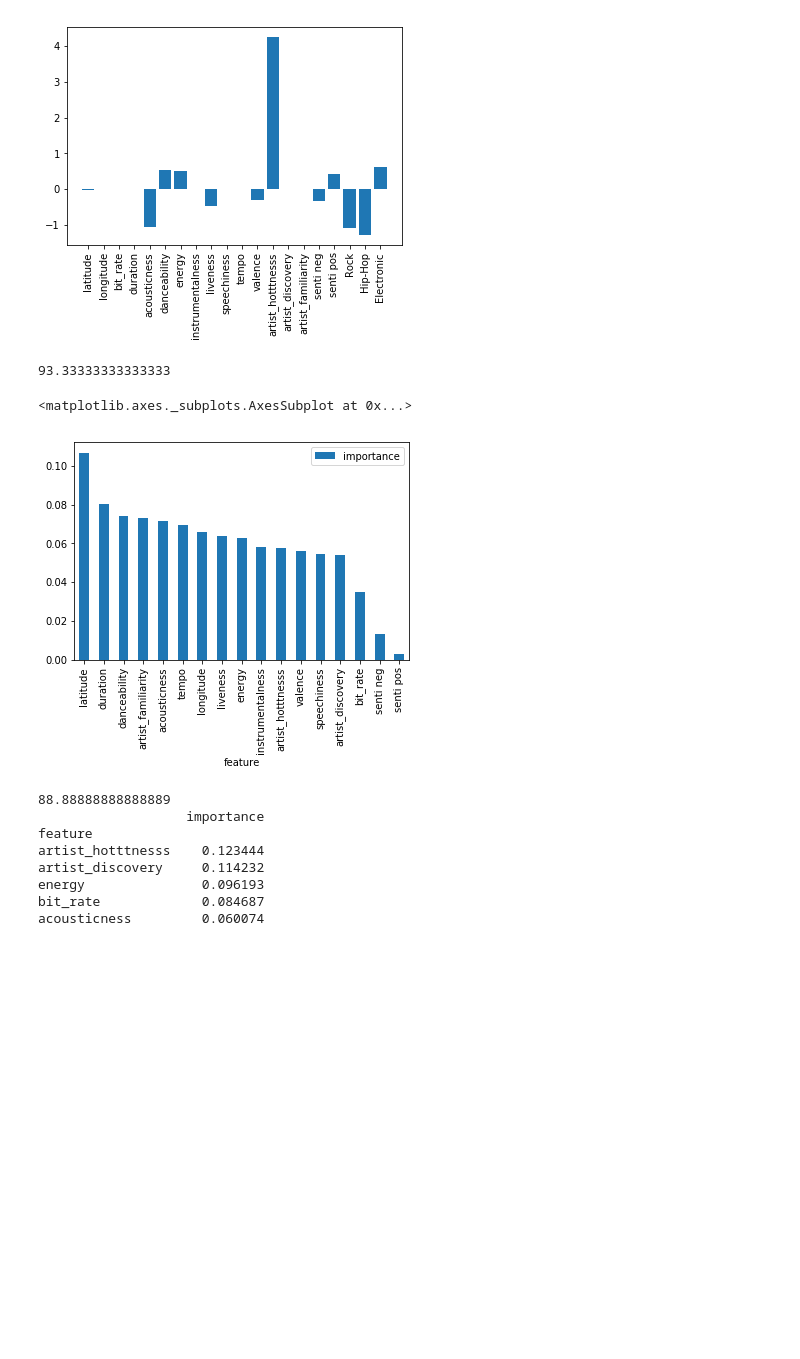
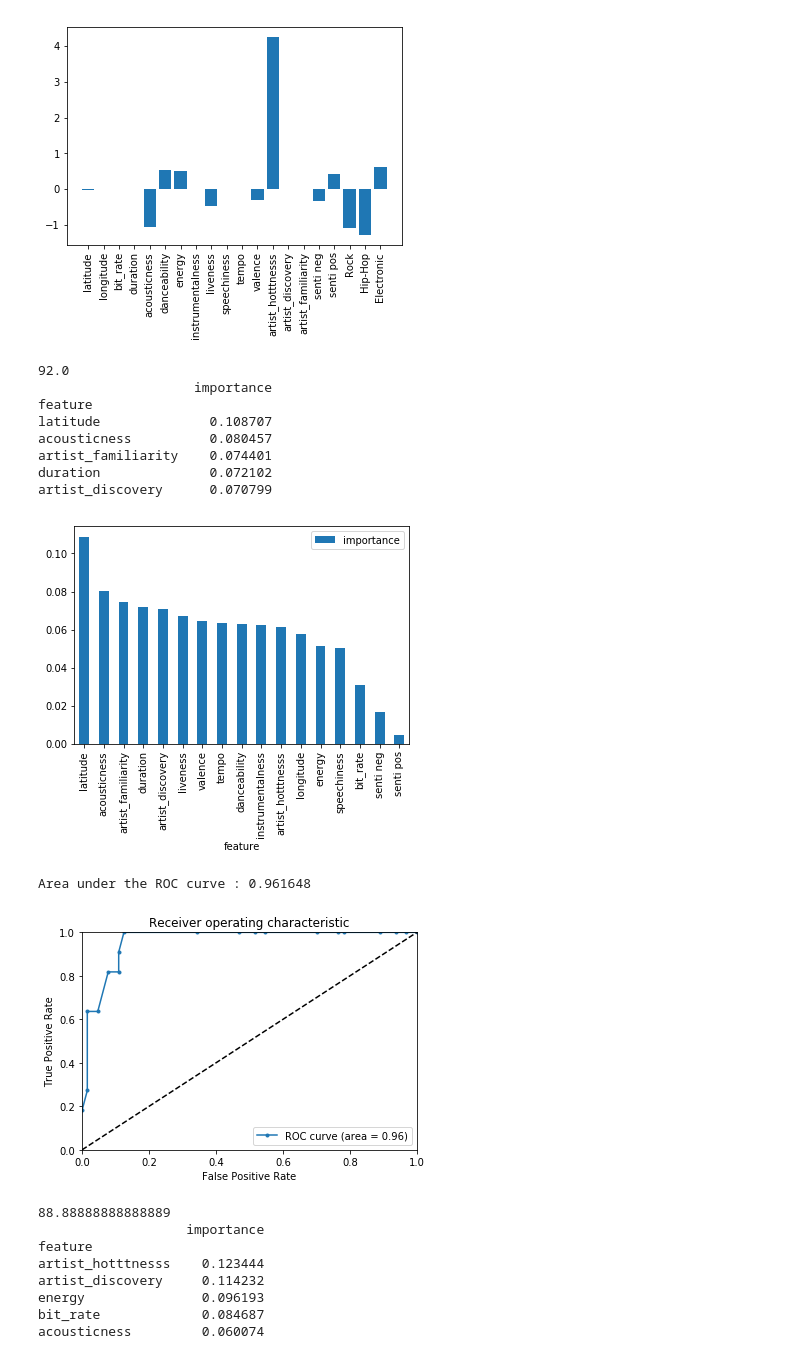
Before and after one commit to kathyyli/DS_project, a Jupyter notebook: DS project v2.ipynb, the cells around one changed output. Drawn from its saved outputs; the diff is of its cells as text; code cells hidden in the pictures; blank space fills up the shorter version.

Commit message:
roc for random forest

```diff
--- a/DS project v2.ipynb
+++ b/DS project v2.ipynb
@@ -568,10 +568,49 @@ print(acc_random_forest)
 importances = pd.DataFrame({'feature':Rock_10.drop(['track_listens','track_ID','popular'],axis=1).columns,'importance':random_forest.feature_importances_})
 importances = importances.sort_values('importance',ascending=False).set_index('feature')
 importances.plot.bar()
+print(importances[:5])
 # %% [output]
-93.33333333333333
+92.0
+                    importance
+feature
+latitude              0.108707
+acousticness          0.080457
+artist_familiarity    0.074401
+duration              0.072102
+artist_discovery      0.070799
-<matplotlib.axes._subplots.AxesSubplot at 0x...>
-[figure, old version]
+[figure, new version]
+# %%
+#roc auc for random forest
+y = Rock_10[['popular']].values
+X=Rock_10.drop(['track_listens','track_ID','popular'],axis=1).values
+scaler = preprocessing.StandardScaler()
+X_scaled = scaler.fit_transform(X)
+#y_scaled = scaler.fit_transform(y.reshape(-1, 1))
+
+
+X_train, X_test, y_train, y_test = train_test_split(X_scaled, y, test_size=0.2, random_state=7)
+
+
+random_forest = RandomForestClassifier(n_estimators=100)
+random_forest.fit(X_train, y_train)
+
+#compute AUC ROC
+import sklearn.metrics
+from sklearn.metrics import roc_curve, auc
+
+#compute ROC
+probas_ = random_forest.fit(X_train,y_train).predict_proba(X_test)
+
+# Generate ROC  for LR with l1 penalty
+fpr, tpr, thresholds = roc_curve(y_test, probas_[:, 1])
+roc_auc = auc(fpr, tpr)
+print("Area under the ROC curve : %f" % roc_auc)
+
+# Plots ROC
+generate_ROCplot(fpr,tpr,'LR',roc_auc)
+# %% [output]
+Area under the ROC curve : 0.961648
+[figure, added]
 # %%
 #train random forest for hiphop
 y = Hiphop_10[['popular']].values
```
